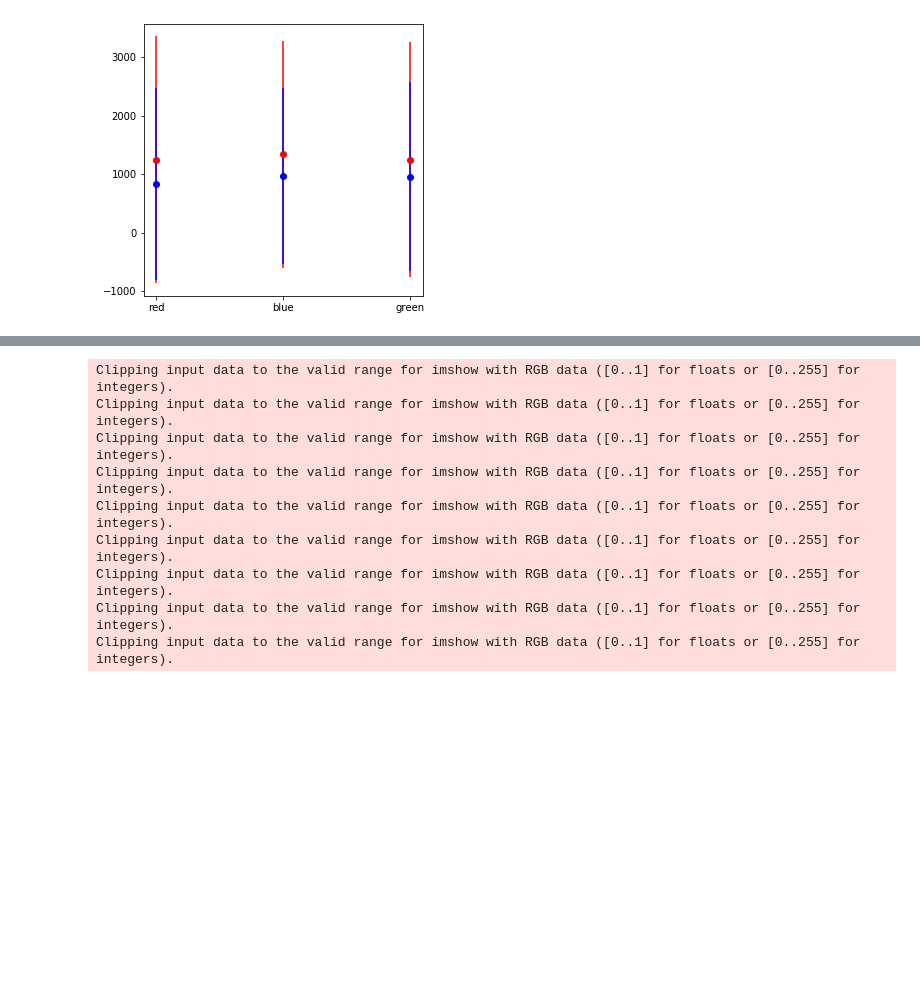
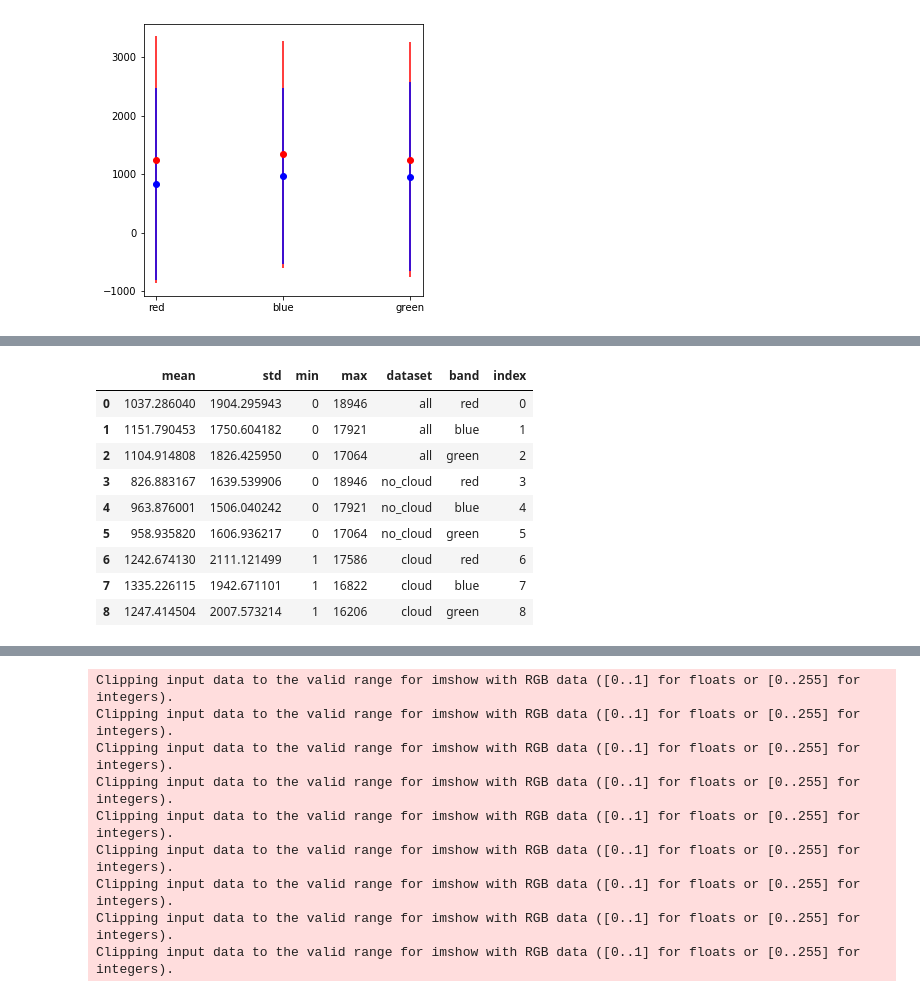
Before and after one commit to skeller88/big_earth_springboard_project, a Jupyter notebook: data_science/data_exploration.ipynb, the cells around one changed output, grey strips where cells are left out. Saved outputs shown, nothing was run; the diff lists cells and outputs as text; code cells hidden in the pictures; blank space fills up the shorter version.

```diff
--- a/data_science/data_exploration.ipynb
+++ b/data_science/data_exploration.ipynb
@@ -199,3 +236,19 @@ plt.legend(bbox_to_anchor=(1.05, 1), loc=2, borderaxespad=0.)
+# %%
+all_stats = all_stats.rename({'data': 'dataset'}, axis=1)
+all_stats.append([
+    {'dataset': 'all_large' 'mean'}
+])
+# %% [output]
+|  | mean | std | min | max | dataset | band | index |
+| 0 | 1037.286040 | 1904.295943 | 0 | 18946 | all | red | 0 |
+| 1 | 1151.790453 | 1750.604182 | 0 | 17921 | all | blue | 1 |
+| 2 | 1104.914808 | 1826.425950 | 0 | 17064 | all | green | 2 |
+| 3 | 826.883167 | 1639.539906 | 0 | 18946 | no_cloud | red | 3 |
+| 4 | 963.876001 | 1506.040242 | 0 | 17921 | no_cloud | blue | 4 |
+| 5 | 958.935820 | 1606.936217 | 0 | 17064 | no_cloud | green | 5 |
+| 6 | 1242.674130 | 2111.121499 | 1 | 17586 | cloud | red | 6 |
+| 7 | 1335.226115 | 1942.671101 | 1 | 16822 | cloud | blue | 7 |
+| 8 | 1247.414504 | 2007.573214 | 1 | 16206 | cloud | green | 8 |
 # %%
 red = sns.xkcd_rgb["pale red"]
 blue = sns.xkcd_rgb["medium blue"]
```
Also changed, not shown: parts of 11 cells of this notebook, 9 other files.
